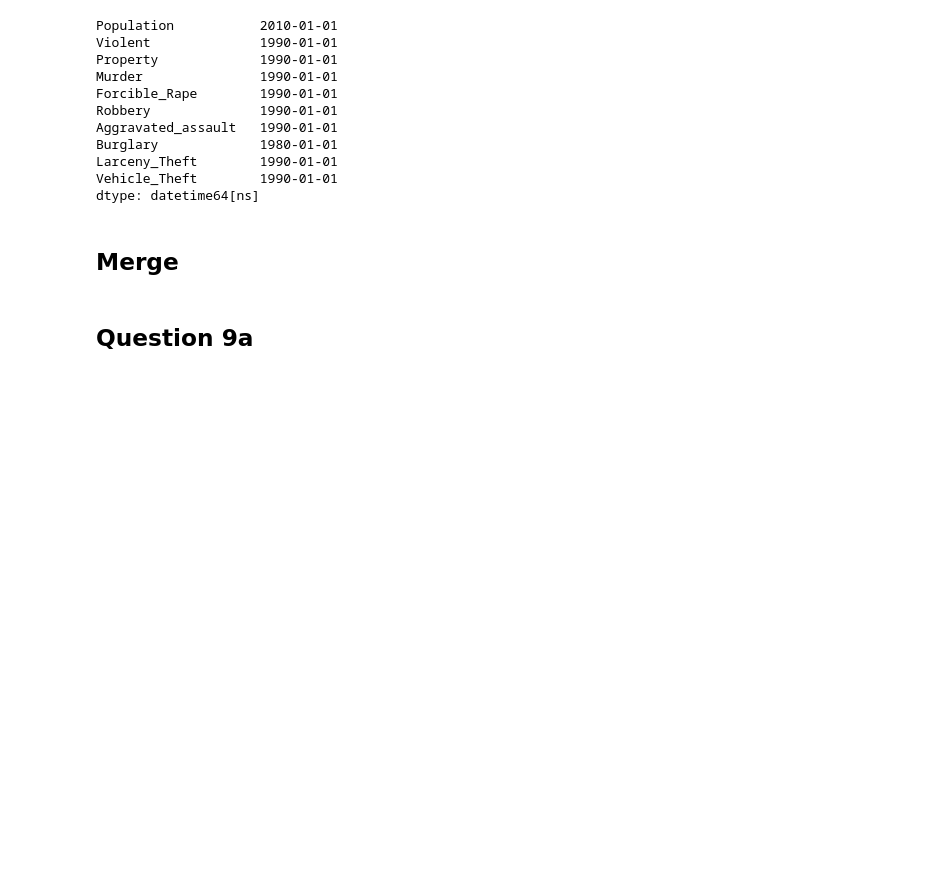
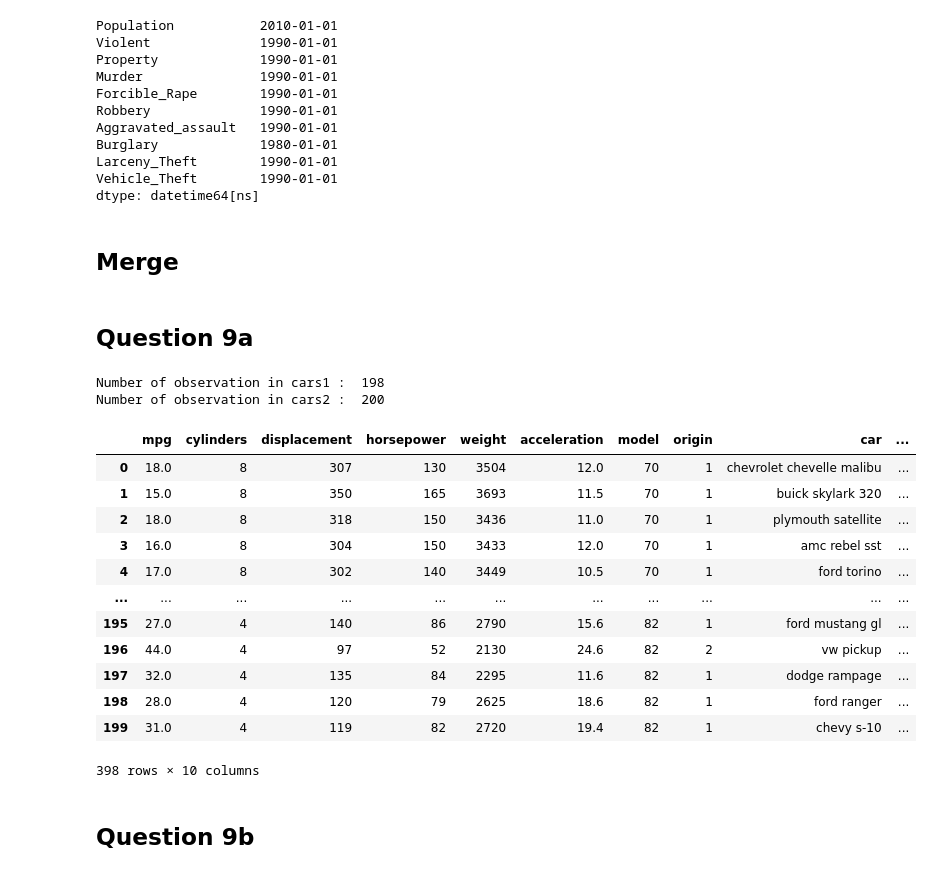
Before and after one commit to suvrat344/DataAnalysis, a Jupyter notebook: Pandas/Pandas.ipynb, the cells around one changed output. Cells and saved outputs as stored; diff of their text form; code cells hidden in the pictures; blank space fills up the shorter version.

```diff
--- a/Pandas/Pandas.ipynb
+++ b/Pandas/Pandas.ipynb
@@ -3494,3 +3495,50 @@ dtype: datetime64[ns]
 ## Merge
 # %% [markdown]
 ## Question 9a
+# %%
+# 1 Import the first dataset cars1 and cars2. Assign each to a variable called cars1 and cars2.
+
+cars1 = pd.read_csv("cars1.csv")
+cars2 = pd.read_csv("cars2.csv")
+# %%
+# 2 Oops, it seems our first dataset has some unnamed blank columns, fix cars1
+
+cars1.drop(columns = ["Unnamed: 9","Unnamed: 10","Unnamed: 11","Unnamed: 12","Unnamed: 13"],inplace=True)
+# cars1 = cars1.loc[:,"mpg":"car"]
+# %%
+# 3 What is the number of observations in each dataset?
+
+print("Number of observation in cars1 : ",cars1.shape[0])
+print("Number of observation in cars2 : ",cars2.shape[0])
+# %% [output]
+Number of observation in cars1 :  198
+Number of observation in cars2 :  200
+# %%
+# 4 Join cars1 and cars2 into a single DataFrame called cars
+
+cars = pd.concat([cars1,cars2],axis=0)
+# %%
+# 5 Oops, there is a column missing, called owners. Create a random number Series from 15,000 to 73,000.
+
+owner = pd.Series(np.random.randint(low = 15000,high = 73000,size = cars.shape[0],dtype='l'))
+# %%
+# 6  Add the column owners to cars
+
+cars["owner"] = owner
+cars
+# %% [output]
+|  | mpg | cylinders | displacement | horsepower | weight | acceleration | model | origin | car | ... |
+| 0 | 18.0 | 8 | 307 | 130 | 3504 | 12.0 | 70 | 1 | chevrolet chevelle malibu | ... |
+| 1 | 15.0 | 8 | 350 | 165 | 3693 | 11.5 | 70 | 1 | buick skylark 320 | ... |
+| 2 | 18.0 | 8 | 318 | 150 | 3436 | 11.0 | 70 | 1 | plymouth satellite | ... |
+| 3 | 16.0 | 8 | 304 | 150 | 3433 | 12.0 | 70 | 1 | amc rebel sst | ... |
+| 4 | 17.0 | 8 | 302 | 140 | 3449 | 10.5 | 70 | 1 | ford torino | ... |
+| ... | ... | ... | ... | ... | ... | ... | ... | ... | ... | ... |
+| 195 | 27.0 | 4 | 140 | 86 | 2790 | 15.6 | 82 | 1 | ford mustang gl | ... |
+| 196 | 44.0 | 4 | 97 | 52 | 2130 | 24.6 | 82 | 2 | vw pickup | ... |
+| 197 | 32.0 | 4 | 135 | 84 | 2295 | 11.6 | 82 | 1 | dodge rampage | ... |
+| 198 | 28.0 | 4 | 120 | 79 | 2625 | 18.6 | 82 | 1 | ford ranger | ... |
+| 199 | 31.0 | 4 | 119 | 82 | 2720 | 19.4 | 82 | 1 | chevy s-10 | ... |
+398 rows × 10 columns
+# %% [markdown]
+## Question 9b
```
Also changed, not shown: parts of 44 cells of this notebook, 2 other files.
